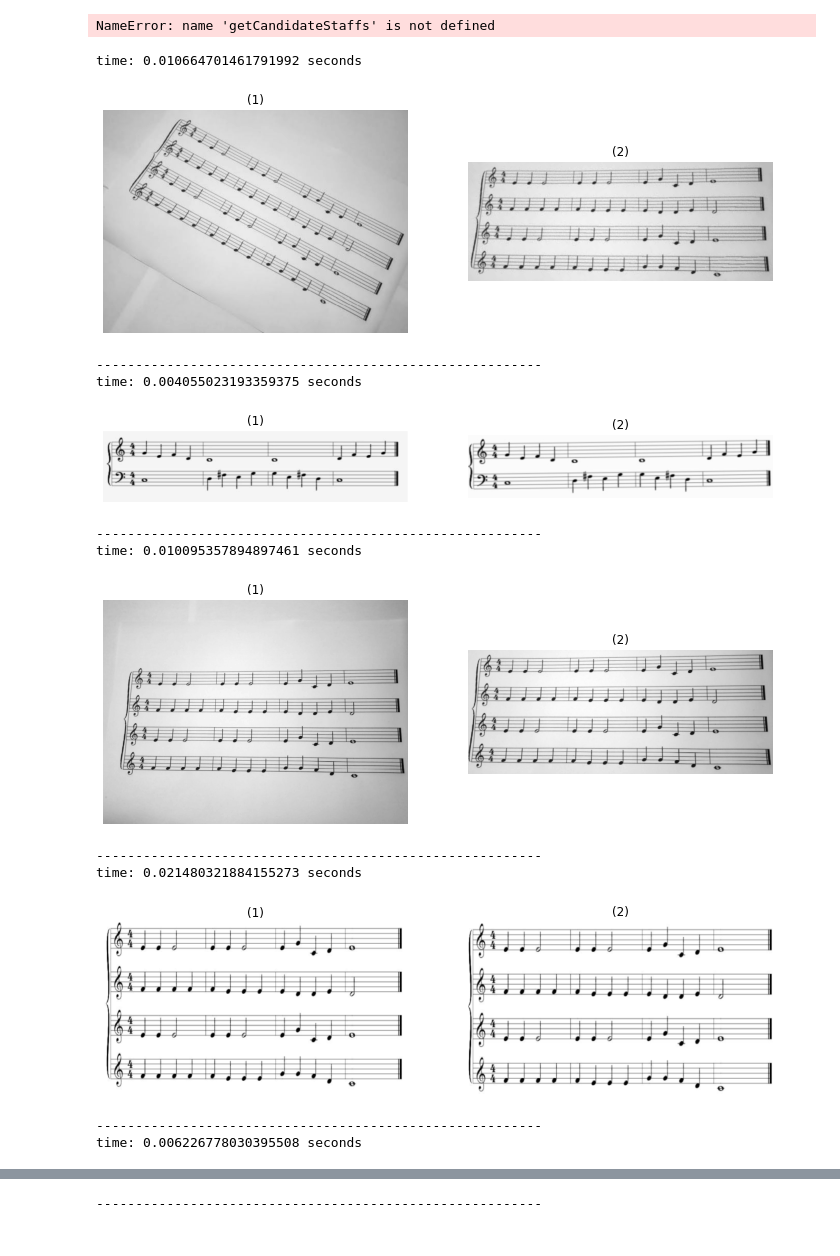
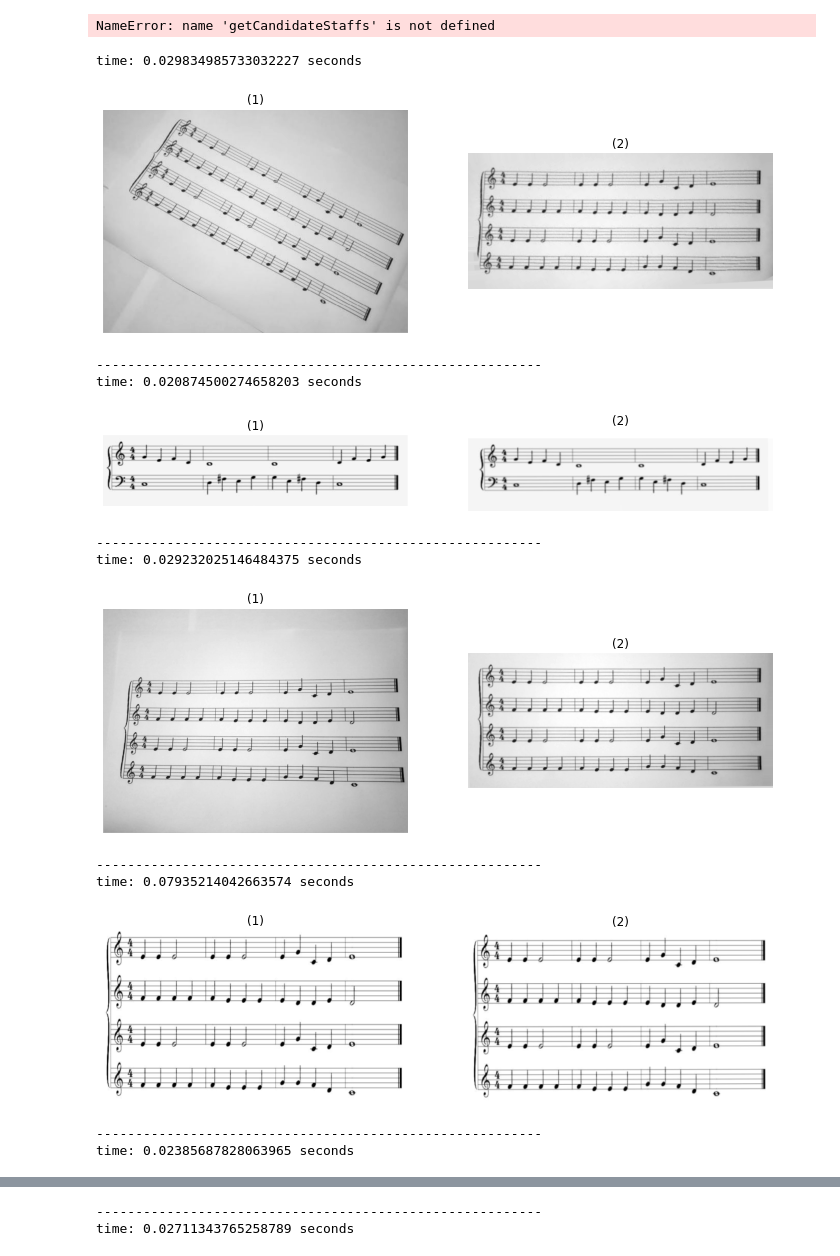
Before and after one commit to lido22/Optical-Music-Recognition, a Jupyter notebook: Preprocessing/Preprocessing.ipynb, the cells around one changed output, grey strips where cells are left out. Cells and saved outputs as stored; diff of their text form; code cells hidden in the pictures.

Commit message:
edit getAreaOfInterest

```diff
--- a/Preprocessing/Preprocessing.ipynb
+++ b/Preprocessing/Preprocessing.ipynb
@@ -285,10 +298,9 @@ def order_points(pts):
     # return the ordered coordinates
     return rect
 # %%
-def four_point_transform(image, pts):
+def four_point_transform(image, rect):
     # obtain a consistent order of the points and unpack them
     # individually
-    rect = order_points(pts)
     (tl, tr, br, bl) = rect
     # compute the width of the new image, which will be the
     # maximum distance between bottom-right and bottom-left
@@ -318,41 +330,63 @@ def four_point_transform(image, pts):
     # return the warped image
     return warped
 # %%
-def getAreaOfInterest(originalImage):
+def getAreaOfInterestPrivate(originalImage):
     img = cv2.GaussianBlur(originalImage,(3,3),1)
     edges = cv2.Canny(img, 30, 200)
-    kernel = cv2.getStructuringElement(cv2.MORPH_RECT, (2, 5))
+    edges = np.pad(edges, 100, constant_values=0)
+    kernel = cv2.getStructuringElement(cv2.MORPH_RECT, (5, 10))
     dilate = cv2.dilate(edges, kernel, iterations=5)
     contours, hierarchy = cv2.findContours(dilate.astype(np.uint8), cv2.RETR_LIST, cv2.CHAIN_APPROX_SIMPLE)
     contours = sorted(contours, key = cv2.contourArea, reverse = True)
     largestContour = contours[0]
-    minAreaRect = cv2.minAreaRect(largestContour)
-    points = cv2.boxPoints(minAreaRect)
-    points = np.int0(points)
+    temp = np.zeros((largestContour.shape[0],2), dtype=largestContour.dtype)
+    for i in range(largestContour.shape[0]):
+        temp[i] = largestContour[i,0]
+
+
+
+    firstRow = originalImage[0,:]
+    lastRow = originalImage[originalImage.shape[0]-1,:]
+    firstColumn = originalImage[:,0]
+    lastColumn = originalImage[:,originalImage.shape[1]-1]
+
+    t = np.mean(firstRow)
+    firstRow[firstRow<t] = t
+    t = np.mean(lastRow)
+    lastRow[lastRow<t] = t
+    t = np.mean(firstColumn)
+    firstColumn[firstColumn<t] = t
+    t = np.mean(lastColumn)
+    lastColumn[lastColumn<t] = t
+
     originalImage = np.pad(originalImage, 100, mode="edge")
-    points += 100
-    warped = four_point_transform(originalImage, order_points(points))
+    warped = four_point_transform(originalImage, getPts(temp))
     return warped
+# %%
+def getAreaOfInterest(img):
+    return getAreaOfInterestPrivate(getAreaOfInterestPrivate(getAreaOfInterestPrivate(img)))
 # %%
-paths = ['../../ex1.png', '../../ex2.png', '../../ex3.png', '../../ex4.png', '../../ex5.png']
+paths = ['ex1.png','ex2.png', 'ex3.png', 'ex4.png', 'ex5.png', 'ex6.png',
+         'ex7.png', 'ex8.png', 'ex9.jpg', 'ex10.png', 'ex11.png','ex12.jpg','ex13.jpg']
+
 for i in paths:
     img = cv2.imread(i,0)
     start_time = time.time()
     area = getAreaOfInterest(img)
     print("time: %s seconds" % (time.time() - start_time))
     show_images([img, area])
     print("---------------------------------------------------------")
 # %% [output]
-time: 0.010664701461791992 seconds
+time: 0.029834985733032227 seconds
-[figure, old version]
+[figure, new version]
 ---------------------------------------------------------
-time: 0.004055023193359375 seconds
+time: 0.020874500274658203 seconds
-[figure, old version]
+[figure, new version]
 ---------------------------------------------------------
-time: 0.010095357894897461 seconds
+time: 0.029232025146484375 seconds
-[figure, old version]
+[figure, new version]
 ---------------------------------------------------------
-time: 0.021480321884155273 seconds
+time: 0.07935214042663574 seconds
-[figure, old version]
+[figure, new version]
 ---------------------------------------------------------
-time: 0.006226778030395508 seconds
+time: 0.02385687828063965 seconds
@@ -360 +394,2 @@ time: 0.006226778030395508 seconds
 ---------------------------------------------------------
+time: 0.02711343765258789 seconds
```
Also changed, not shown: parts of 2 cells of this notebook, 13 other files.
